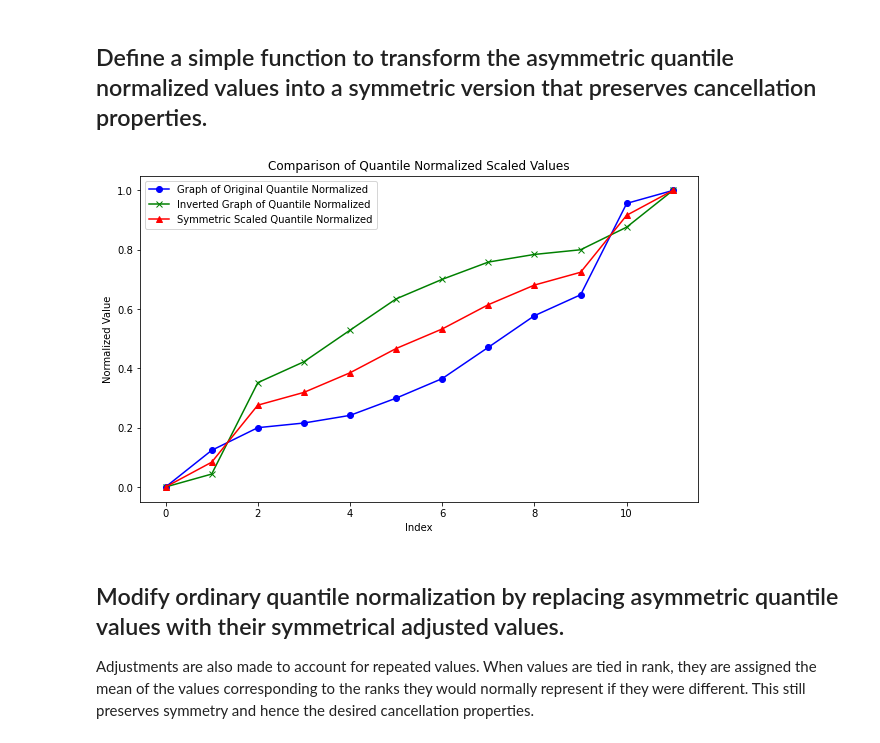
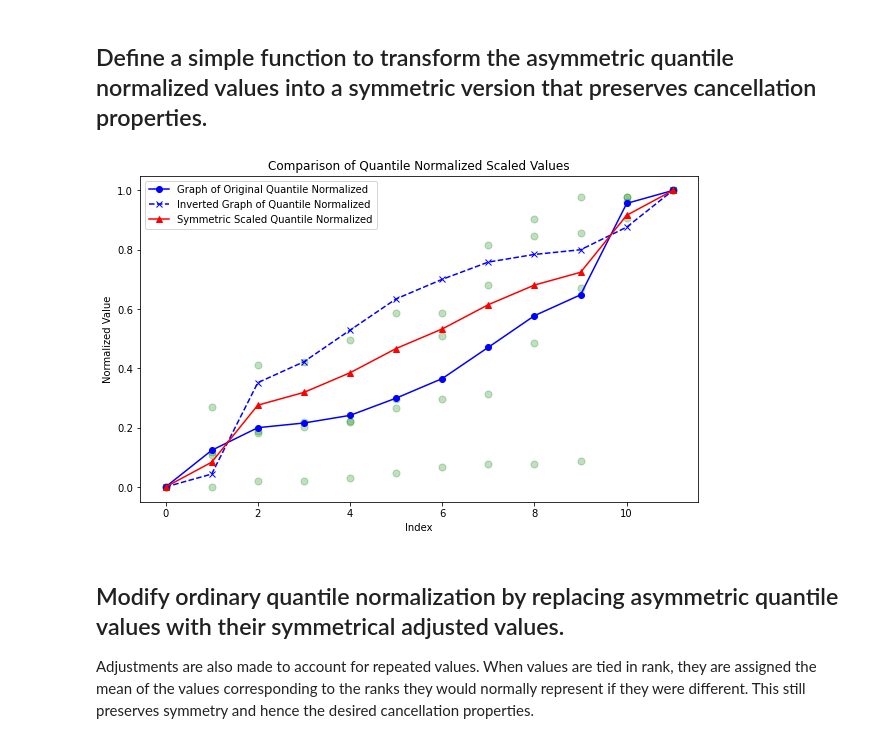
Before and after one commit to cfrankston728/symmetric_quantile-normalized_score, a Jupyter notebook: voting_explorer.ipynb, the cells around one changed output. Saved outputs shown, nothing was run; the diff lists cells and outputs as text; code cells hidden in the pictures.

Commit message:
Included more graphics

```diff
--- a/voting_explorer.ipynb
+++ b/voting_explorer.ipynb
@@ -111,0 +126,19 @@ plt.show()
+# %%
+# Generate a scatter plot
+n_rows, n_cols = sorted_scaled_score_matrix.shape
+plt.figure(figsize=(10, 8))
+
+for i in range(n_rows):
+    # Create x values based on the index of columns
+    x_values = np.arange(n_cols)
+    # Extract y values directly from the matrix
+    y_values = sorted_scaled_score_matrix[i, :]
+
+    # Plot each row's points with jitter on the scatter plot
+    plt.scatter(x_values, y_values, alpha=0.25, c='green', s=200)
+
+plt.title('Scatter Plot of Each Row in Matrix')
+plt.xlabel('Column Index')
+plt.ylabel('Value')
+plt.tight_layout()  # Adjust the layout to make room for the legend
+plt.show()
@@ -162,37 +197,44 @@ print(quantile_normalized_scaled_values)
 # %%
 def symmetric_bimonotone_function(a,b, mode = 'mean'):
     if mode == 'mean':
         return (a+b)/2
 
-def get_symmetric_scaled_quantile_normalized_values(score_ballot_df, min=0, max=1, mode='mean'):
+def get_symmetric_quantile_normalized_scaled_values(score_ballot_df, min=0, max=1, mode='mean'):
     scaled_quantile_normalized_values = get_quantile_normalized_scaled_values(score_ballot_df, min, max)
 
     num_values = len(scaled_quantile_normalized_values)
 
     symmetric_scaled_quantile_normalized_values = [symmetric_bimonotone_function(scaled_quantile_normalized_values[k],(max-scaled_quantile_normalized_values[(num_values -1) - k]), mode) for k in range(num_values)]
 
     return symmetric_scaled_quantile_normalized_values
 
-symmetric_scaled_quantile_normalized_values=get_symmetric_scaled_quantile_normalized_values(score_ballot_df)
+symmetric_scaled_quantile_normalized_values=get_symmetric_quantile_normalized_scaled_values(score_ballot_df)
 plt.figure(figsize=(10, 6))  # Adjust the figure size as necessary
 
 # Original quantile normalized scaled values
 plt.plot(quantile_normalized_scaled_values, label='Graph of Original Quantile Normalized', color='blue', marker='o', linestyle='-')
 
 # Inverted and shifted values for comparison
-plt.plot(1 + np.sort(-quantile_normalized_scaled_values), label='Inverted Graph of Quantile Normalized', color='green', marker='x', linestyle='-')
+plt.plot(1 + np.sort(-quantile_normalized_scaled_values), label='Inverted Graph of Quantile Normalized', color='blue', marker='x', linestyle='--')
 
 # Symmetric scaled quantile normalized values
 plt.plot(symmetric_scaled_quantile_normalized_values, label='Symmetric Scaled Quantile Normalized', color='red', marker='^', linestyle='-')
 
 plt.title('Comparison of Quantile Normalized Scaled Values')  # Add a plot title
 plt.xlabel('Index')  # X-axis label
 plt.ylabel('Normalized Value')  # Y-axis label
 plt.legend()  # Show legend to identify lines
+for i in range(n_rows):
+    # Create x values based on the index of columns
+    x_values = np.arange(n_cols)
+    # Extract y values directly from the matrix
+    y_values = sorted_scaled_score_matrix[i, :]
 
+    # Plot each row's points with jitter on the scatter plot
+    plt.scatter(x_values, y_values, alpha=0.25, c='green', s=50)
 plt.show()
 # %% [output]
-[figure, old version]
+[figure, new version]
 # %% [markdown]
 ## Modify ordinary quantile normalization by replacing asymmetric quantile values with their symmetrical adjusted values.
 
```
Also changed, not shown: parts of 6 cells of this notebook.
